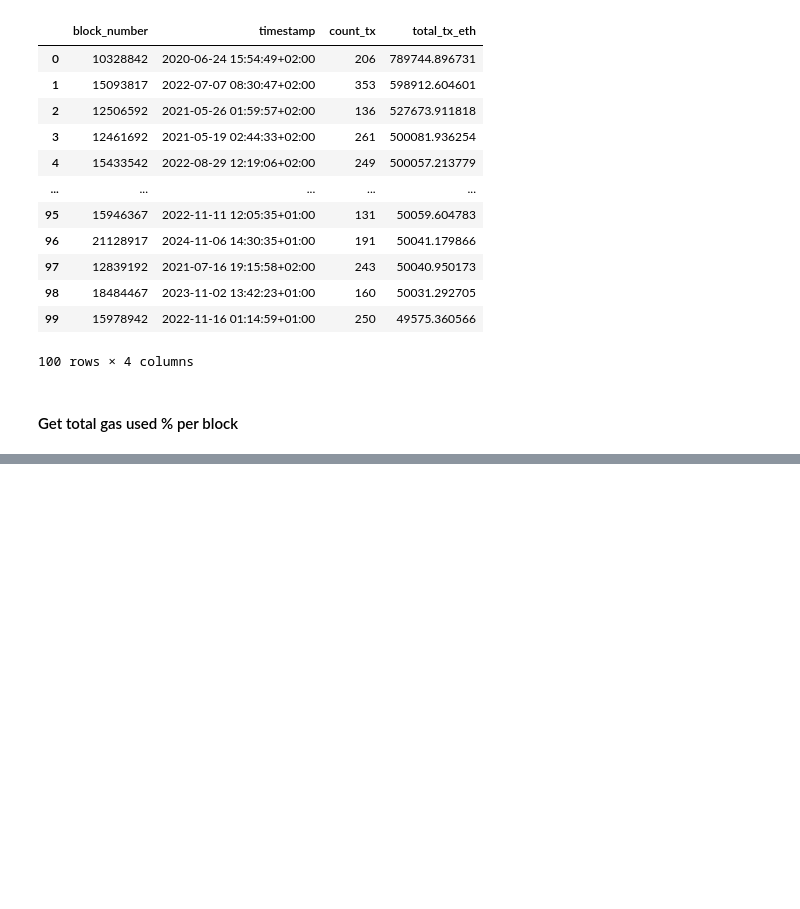
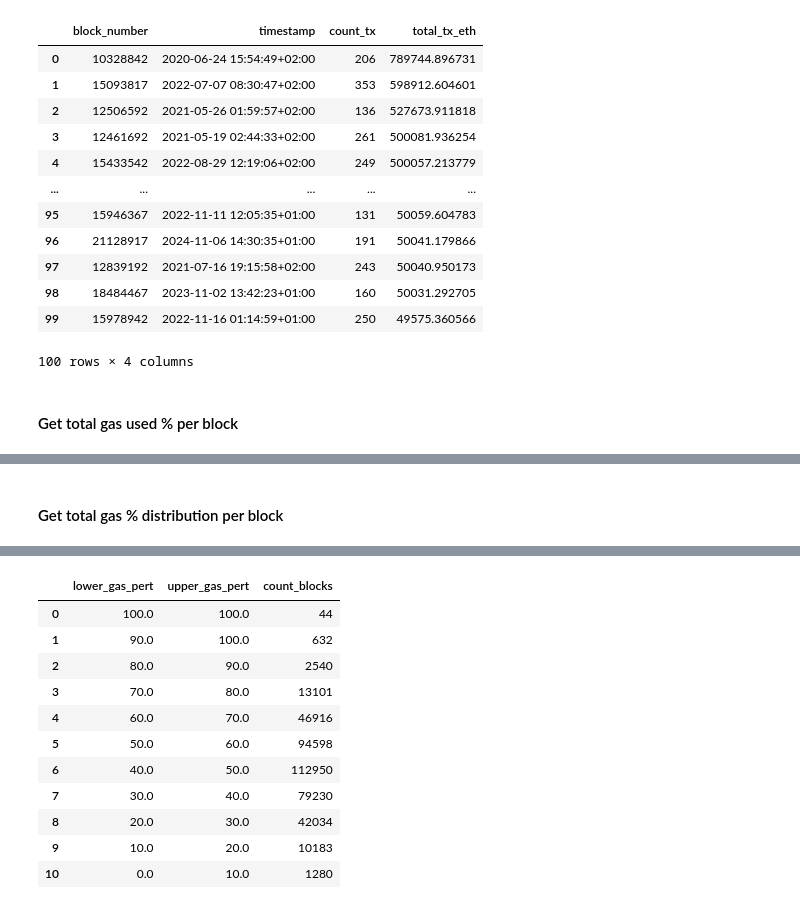
Before and after one commit to vnegi10/ETH_blockchain_data_analysis, a Jupyter notebook: DuckDB_query.ipynb, the cells around one changed output, grey strips where cells are left out. Cells and saved outputs as stored; diff of their text form; code cells hidden in the pictures; blank space fills up the shorter version.

```diff
--- a/DuckDB_query.ipynb
+++ b/DuckDB_query.ipynb
@@ -299,0 +300,2 @@ Wall time: 2.26 s
+# %% [markdown]
+#### Get total gas % distribution per block
@@ -299,0 +346,5 @@ Wall time: 2.26 s
+# %%
+%%time
+
+get_gas_dist_per_block("2020-01-01", "2025-01-01", 10, y).df()
+# %% [output]
@@ -299,0 +353,12 @@ Wall time: 2.26 s
+|  | lower_gas_pert | upper_gas_pert | count_blocks |
+| 0 | 100.0 | 100.0 | 44 |
+| 1 | 90.0 | 100.0 | 632 |
+| 2 | 80.0 | 90.0 | 2540 |
+| 3 | 70.0 | 80.0 | 13101 |
+| 4 | 60.0 | 70.0 | 46916 |
+| 5 | 50.0 | 60.0 | 94598 |
+| 6 | 40.0 | 50.0 | 112950 |
+| 7 | 30.0 | 40.0 | 79230 |
+| 8 | 20.0 | 30.0 | 42034 |
+| 9 | 10.0 | 20.0 | 10183 |
+| 10 | 0.0 | 10.0 | 1280 |
```
Also changed, not shown: parts of 4 cells of this notebook, 1 other file.
